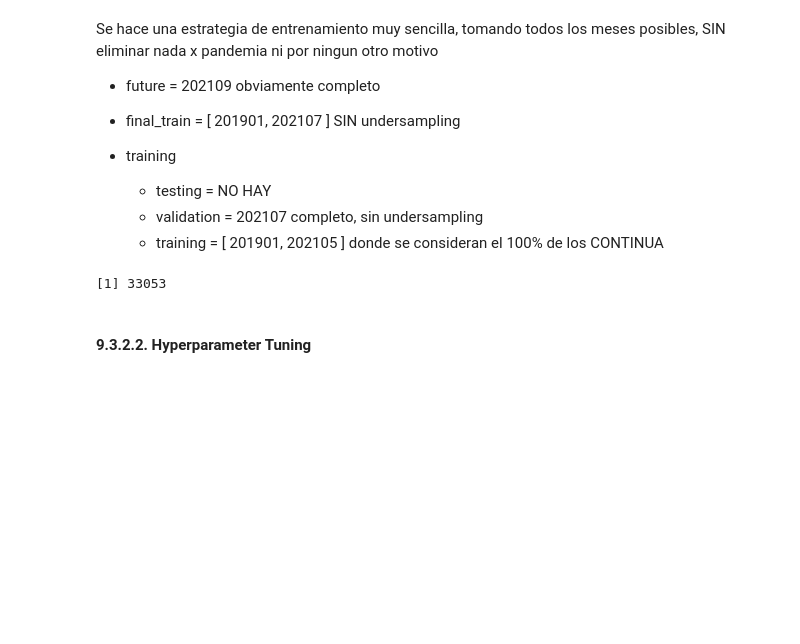
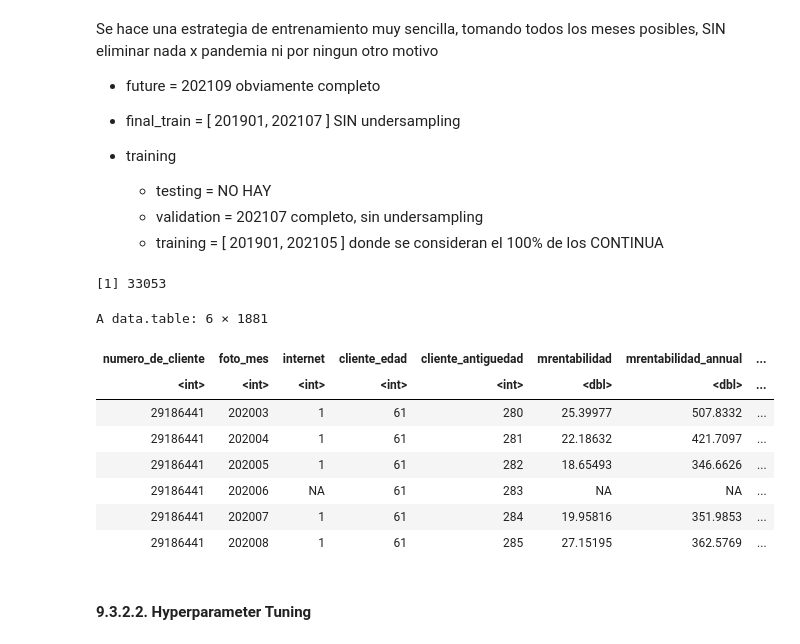
Before and after one commit to martinschelp/dm2025b, a Jupyter notebook: src/workflows/DataDrift/910_WorkFlow_01_junior-Blue-9116.ipynb, the cells around one changed output. Cells and saved outputs as stored; diff of their text form; code cells hidden in the pictures; blank space fills up the shorter version.

```diff
--- a/src/workflows/DataDrift/910_WorkFlow_01_junior-Blue-9116.ipynb
+++ b/src/workflows/DataDrift/910_WorkFlow_01_junior-Blue-9116.ipynb
@@ -913,6 +907,18 @@ dvalidate <- lgb.Dataset(
 nrow(dvalidate)
 # %% [output]
 [1] 33053
+# %%
+head(dataset)
+# %% [output]
+A data.table: 6 × 1881
+| numero_de_cliente | foto_mes | internet | cliente_edad | cliente_antiguedad | mrentabilidad | mrentabilidad_annual | ... |
+| <int> | <int> | <int> | <int> | <int> | <dbl> | <dbl> | ... |
+| 29186441 | 202003 | 1 | 61 | 280 | 25.39977 | 507.8332 | ... |
+| 29186441 | 202004 | 1 | 61 | 281 | 22.18632 | 421.7097 | ... |
+| 29186441 | 202005 | 1 | 61 | 282 | 18.65493 | 346.6626 | ... |
+| 29186441 | 202006 | NA | 61 | 283 | NA | NA | ... |
+| 29186441 | 202007 | 1 | 61 | 284 | 19.95816 | 351.9853 | ... |
+| 29186441 | 202008 | 1 | 61 | 285 | 27.15195 | 362.5769 | ... |
 # %% [markdown]
 ####  9.3.2.2. Hyperparameter Tuning
 # %% [markdown]
```
Also changed, not shown: parts of 8 cells of this notebook, 6 other files.
